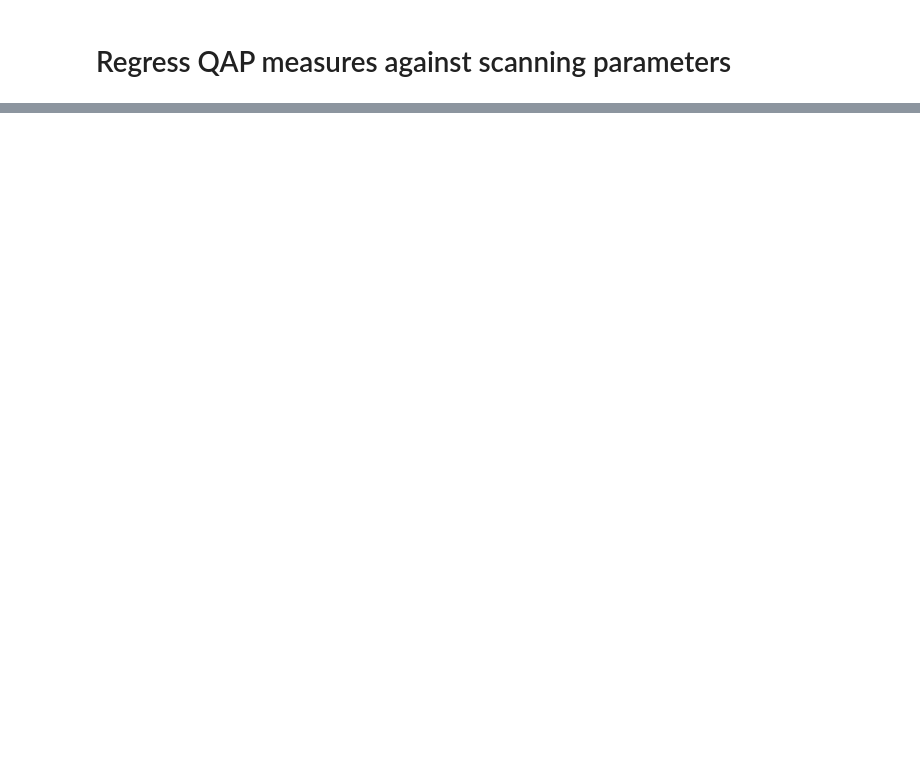
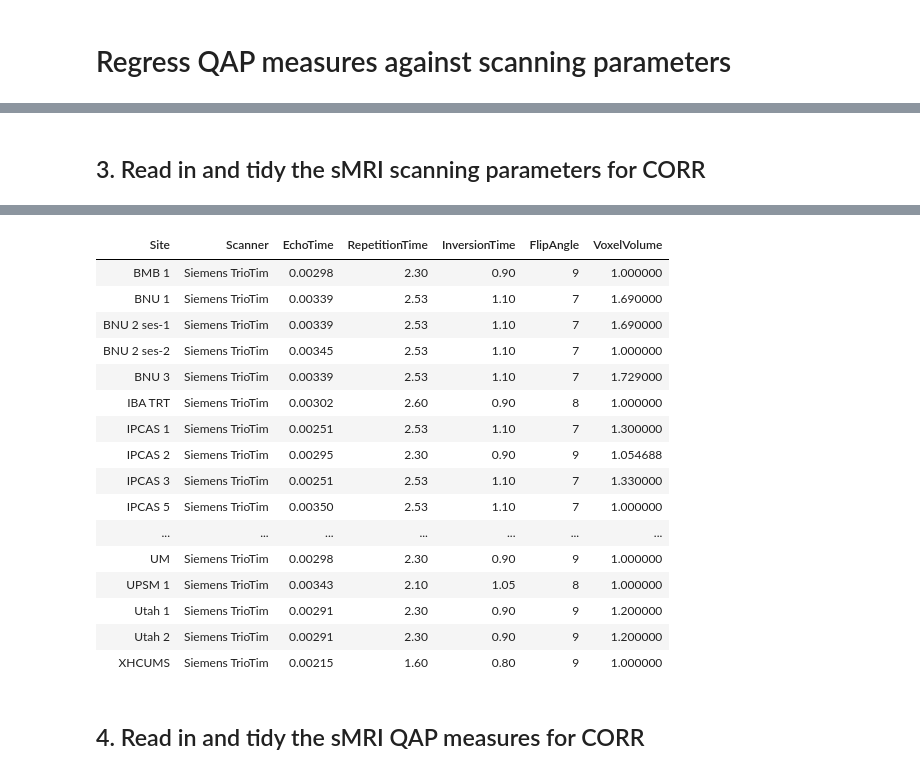
Before and after one commit to preprocessed-connectomes-project/giavasis2015-QAP-paper, a Jupyter notebook: data_analysis/QAP_Parameter_regressions.ipynb, the cells around one changed output, grey strips where cells are left out. Drawn from its saved outputs; the diff is of its cells as text; code cells hidden in the pictures; blank space fills up the shorter version.

```diff
--- a/data_analysis/QAP_Parameter_regressions.ipynb
+++ b/data_analysis/QAP_Parameter_regressions.ipynb
@@ -106,0 +138,38 @@ F-statistic: 47.54 on 9 and 871 DF,  p-value: < 2.2e-16
+# %% [markdown]
+## 3. Read in and tidy the sMRI scanning parameters for CORR
+# %%
+corr_smri_scan_params<-read.csv("anat_corr_scan_params.csv")
+
+corr_smri_scan_params<-corr_smri_scan_params %>%
+                     filter(Manufacturer == "Siemens") %>%
+                         mutate(Scanner = paste(Manufacturer,ManufacturersModelName))
+corr_smri_scan_params$Scanner<-factor(corr_smri_scan_params$Scanner)
+
+corr_smri_scan_params<-corr_smri_scan_params %>%
+                     rowwise() %>%
+                       mutate(VoxelVolume = as.numeric(SliceThickness)*
+                                            prod(as.numeric(unlist(strsplit(as.character(PixelSpacing), "x")))))
+
+corr_smri_scan_params<-corr_smri_scan_params %>%
+                     filter(PulseSequenceType != "3D MP2RAGE") %>%
+                       filter(PulseSequenceType != "3D MEMPR")
+
+corr_smri_scan_params<-corr_smri_scan_params %>%
+                     dplyr::select(Site,Scanner,EchoTime,RepetitionTime,InversionTime,FlipAngle,VoxelVolume) %>%
+                       drop_na()
+
+
+# tidy up columns, dropping unused levels and converting cols to numeric
+for( i in colnames(corr_smri_scan_params)){
+    if (( i != "Site" ) & ( i != "Scanner" )){
+        if (! is.numeric(corr_smri_scan_params[[i]])){
+            corr_smri_scan_params[[i]]<-as.numeric(levels(corr_smri_scan_params[[i]]))[corr_smri_scan_params[[i]]]
+        }
+    }
+}
+
+# corr_smri_scan_params$Site<-droplevels(corr_smri_scan_params$Site)
+# corr_smri_scan_params$Scanner<-droplevels(corr_smri_scan_params$Scanner)
+
+corr_smri_scan_params %>% tbl_df()
+# %% [output]
@@ -106,0 +180,19 @@ F-statistic: 47.54 on 9 and 871 DF,  p-value: < 2.2e-16
+| Site | Scanner | EchoTime | RepetitionTime | InversionTime | FlipAngle | VoxelVolume |
+| BMB 1 | Siemens TrioTim | 0.00298 | 2.30 | 0.90 | 9 | 1.000000 |
+| BNU 1 | Siemens TrioTim | 0.00339 | 2.53 | 1.10 | 7 | 1.690000 |
+| BNU 2 ses-1 | Siemens TrioTim | 0.00339 | 2.53 | 1.10 | 7 | 1.690000 |
+| BNU 2 ses-2 | Siemens TrioTim | 0.00345 | 2.53 | 1.10 | 7 | 1.000000 |
+| BNU 3 | Siemens TrioTim | 0.00339 | 2.53 | 1.10 | 7 | 1.729000 |
+| IBA TRT | Siemens TrioTim | 0.00302 | 2.60 | 0.90 | 8 | 1.000000 |
+| IPCAS 1 | Siemens TrioTim | 0.00251 | 2.53 | 1.10 | 7 | 1.300000 |
+| IPCAS 2 | Siemens TrioTim | 0.00295 | 2.30 | 0.90 | 9 | 1.054688 |
+| IPCAS 3 | Siemens TrioTim | 0.00251 | 2.53 | 1.10 | 7 | 1.330000 |
+| IPCAS 5 | Siemens TrioTim | 0.00350 | 2.53 | 1.10 | 7 | 1.000000 |
+| ... | ... | ... | ... | ... | ... | ... |
+| UM | Siemens TrioTim | 0.00298 | 2.30 | 0.90 | 9 | 1.000000 |
+| UPSM 1 | Siemens TrioTim | 0.00343 | 2.10 | 1.05 | 8 | 1.000000 |
+| Utah 1 | Siemens TrioTim | 0.00291 | 2.30 | 0.90 | 9 | 1.200000 |
+| Utah 2 | Siemens TrioTim | 0.00291 | 2.30 | 0.90 | 9 | 1.200000 |
+| XHCUMS | Siemens TrioTim | 0.00215 | 1.60 | 0.80 | 9 | 1.000000 |
+# %% [markdown]
+## 4. Read in and tidy the sMRI QAP measures for CORR
```
Also changed, not shown: parts of 45 cells of this notebook, 2 other files.
